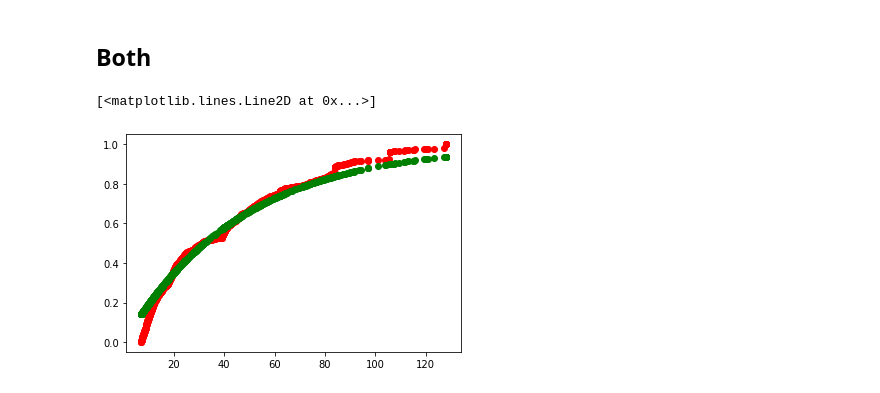
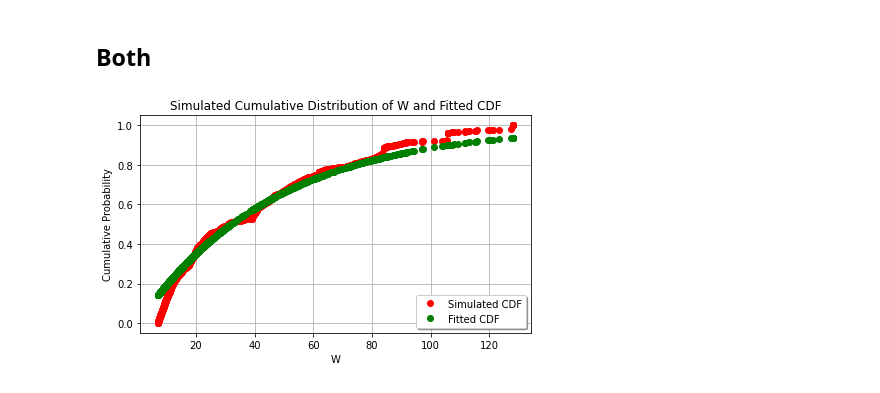
Before and after one commit to e253/Probability-Project-2, a Jupyter notebook: statistics.ipynb, the cells around one changed output. Saved outputs shown, nothing was run; the diff lists cells and outputs as text; code cells hidden in the pictures.

```diff
--- a/statistics.ipynb
+++ b/statistics.ipynb
@@ -96,9 +97,15 @@ plt.plot(data, fitted_probabilites, 'go')
 [figure]
 # %% [markdown]
 ## Both
-# %%
-plt.plot(data, probabilities, 'ro', label='Simulated CDF')
-plt.plot(data, fitted_probabilites, 'go', label='Fitted Exponential CDF')
-# %% [output]
-[<matplotlib.lines.Line2D at 0x...>]
-[figure, removed]
+# %%
+probabilities = np.array([cdf(value, data) for value in data])
+fig, ax = plt.subplots(figsize=(7,4))
+
+l1, = ax.plot(data, probabilities, 'ro')
+l2, = ax.plot(data, fitted_probabilites, 'go')
+ax.set(title="Simulated Cumulative Distribution of W and Fitted CDF", xlabel="W", ylabel="Cumulative Probability")
+ax.legend((l1, l2), ('Simulated CDF', "Fitted CDF"), loc='lower right', shadow=True)
+plt.grid(True)
+plt.savefig('Raw_data_both.png')
+# %% [output]
+[figure, added]
```
Also changed, not shown: parts of 1 cell of this notebook, 1 other file.
